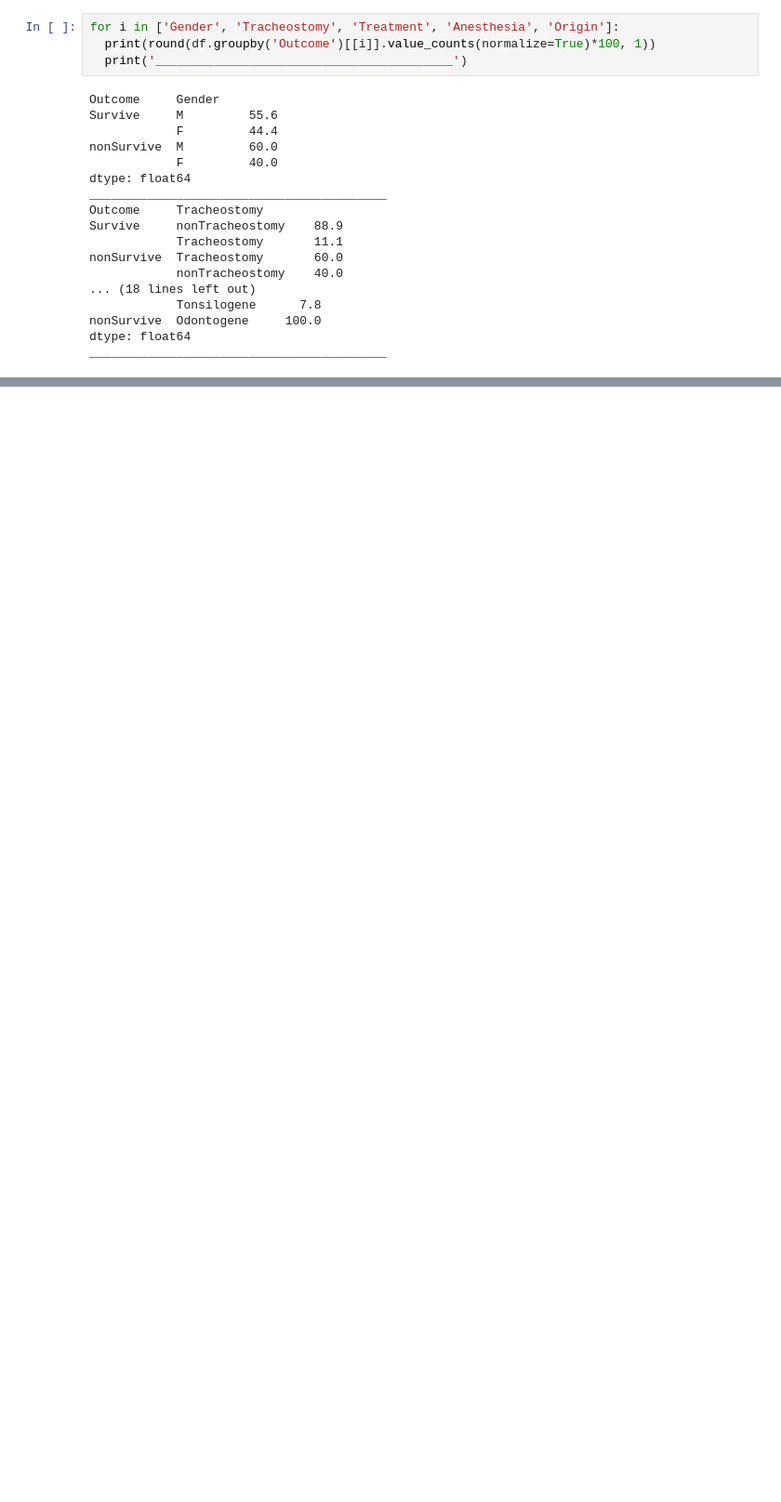
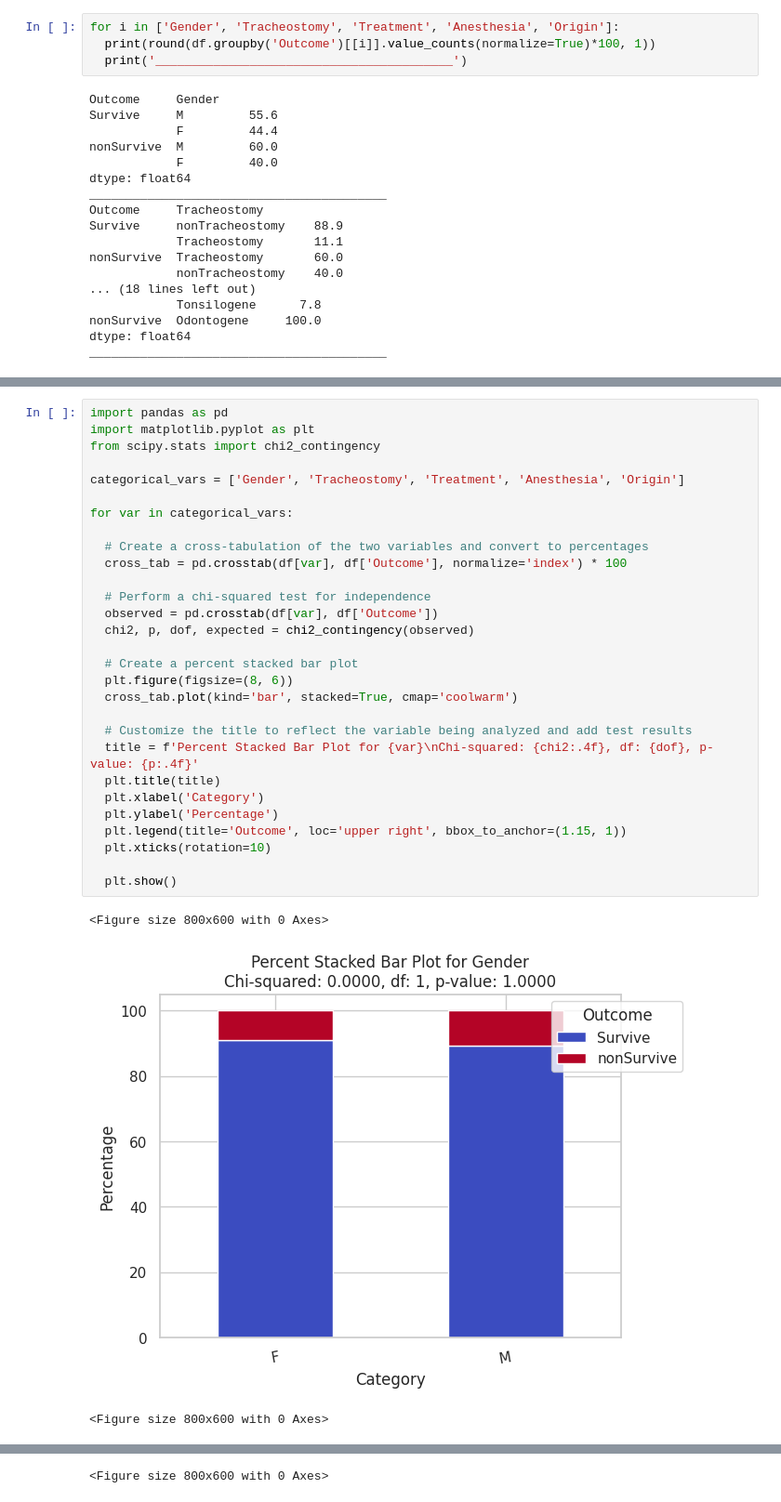
Before and after one commit to arnautoleg/MihaelaCLH, a Jupyter notebook: MihaelaCLH.ipynb, the cells around one changed output, grey strips where cells are left out. Shown at 93% size. Saved outputs shown, nothing was run; the diff lists cells and outputs as text; blank space fills up the shorter version.

```diff
--- a/MihaelaCLH.ipynb
+++ b/MihaelaCLH.ipynb
@@ -440,0 +491,33 @@ _________________________________________
+# %%
+import pandas as pd
+import matplotlib.pyplot as plt
+from scipy.stats import chi2_contingency
+
+categorical_vars = ['Gender', 'Tracheostomy', 'Treatment', 'Anesthesia', 'Origin']
+
+for var in categorical_vars:
+
+  # Create a cross-tabulation of the two variables and convert to percentages
+  cross_tab = pd.crosstab(df[var], df['Outcome'], normalize='index') * 100
+
+  # Perform a chi-squared test for independence
+  observed = pd.crosstab(df[var], df['Outcome'])
+  chi2, p, dof, expected = chi2_contingency(observed)
+
+  # Create a percent stacked bar plot
+  plt.figure(figsize=(8, 6))
+  cross_tab.plot(kind='bar', stacked=True, cmap='coolwarm')
+
+  # Customize the title to reflect the variable being analyzed and add test results
+  title = f'Percent Stacked Bar Plot for {var}\nChi-squared: {chi2:.4f}, df: {dof}, p-value: {p:.4f}'
+  plt.title(title)
+  plt.xlabel('Category')
+  plt.ylabel('Percentage')
+  plt.legend(title='Outcome', loc='upper right', bbox_to_anchor=(1.15, 1))
+  plt.xticks(rotation=10)
+
+  plt.show()
+# %% [output]
+<Figure size 800x600 with 0 Axes>
+[figure, added]
+<Figure size 800x600 with 0 Axes>
@@ -440,0 +525 @@ _________________________________________
+<Figure size 800x600 with 0 Axes>
```
Also changed, not shown: parts of 5 cells of this notebook.
